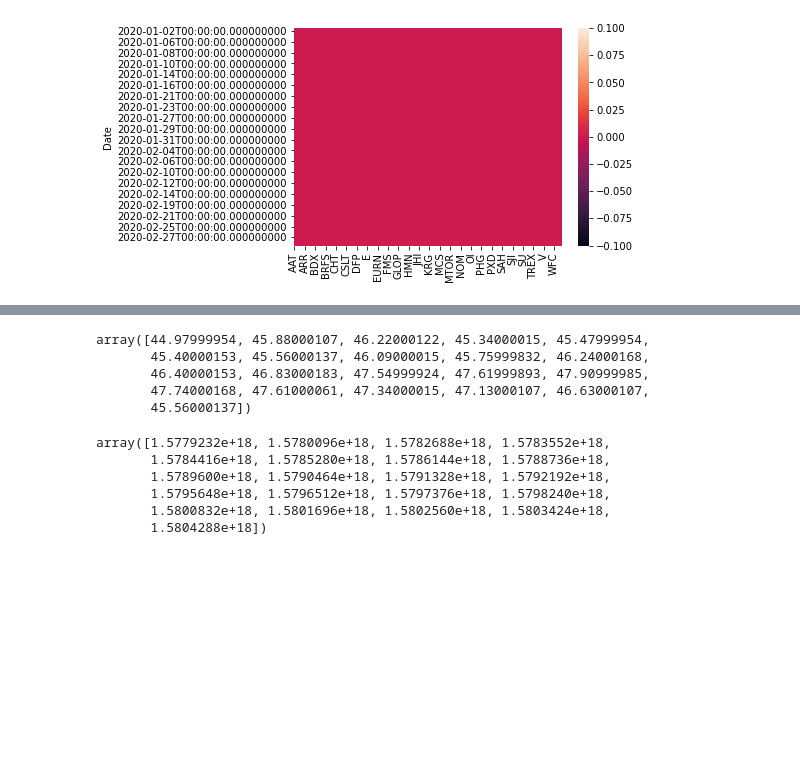
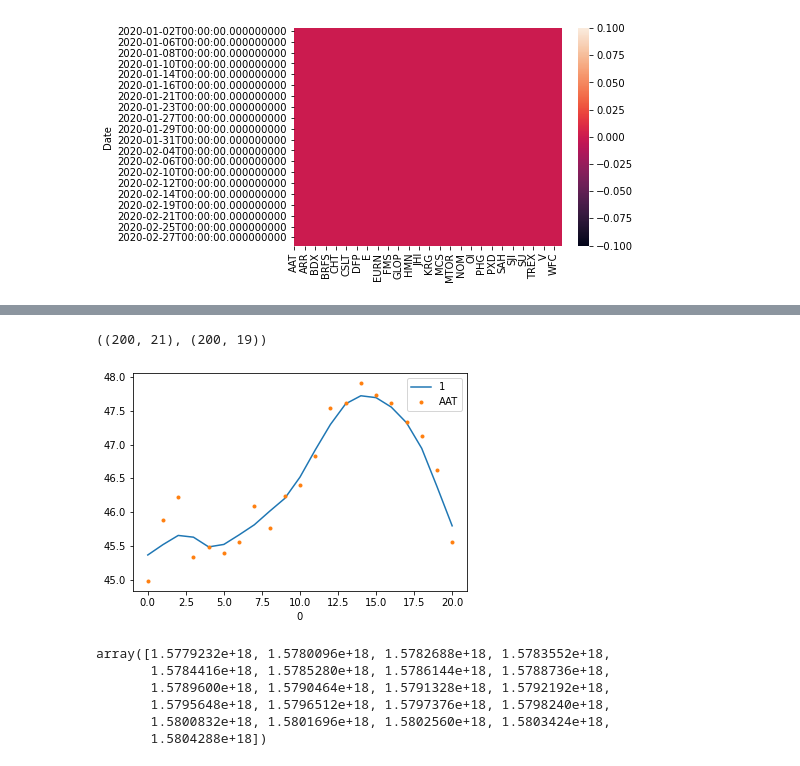
Before and after one commit to beginnerSC/mscf_hw, a Jupyter notebook: FDS II/Homework #3.ipynb, the cells around one changed output, grey strips where cells are left out. Drawn from its saved outputs; the diff is of its cells as text; code cells hidden in the pictures; blank space fills up the shorter version.

```diff
--- a/FDS II/Homework #3.ipynb
+++ b/FDS II/Homework #3.ipynb
@@ -165,8 +149,16 @@ dataJan
-# %%
-dataJan.iloc[0, :].values
-# %% [output]
-array([44.97999954, 45.88000107, 46.22000122, 45.34000015, 45.47999954,
-       45.40000153, 45.56000137, 46.09000015, 45.75999832, 46.24000168,
-       46.40000153, 46.83000183, 47.54999924, 47.61999893, 47.90999985,
-       47.74000168, 47.61000061, 47.34000015, 47.13000107, 46.63000107,
-       45.56000137])
+# %%
+dataJan.shape, dataFeb.shape
+# %% [output]
+((200, 21), (200, 19))
+# %%
+import statsmodels.api as sm
+from pandas import DataFrame
+
+ticker = 'AAT'
+
+lowout = sm.nonparametric.lowess(dataJan.loc[ticker], range(21), frac=0.3)
+ax = DataFrame(lowout).set_index(0).plot()
+DataFrame(dataJan.loc[ticker]).reset_index().drop('Date', axis='columns').plot(style='.', ax=ax)
+plt.show()
+# %% [output]
+[figure, added]
```
Also changed, not shown: parts of 33 cells of this notebook.
